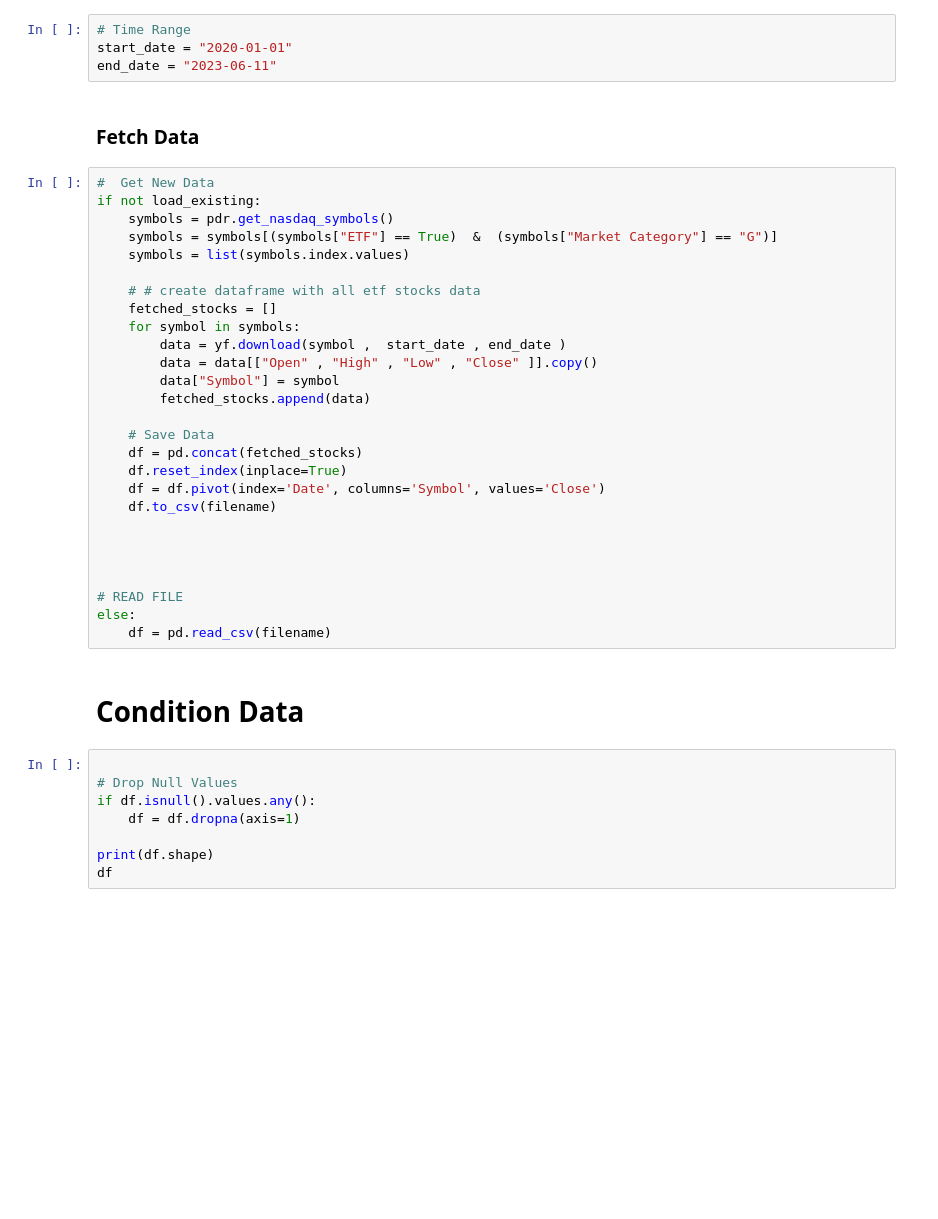
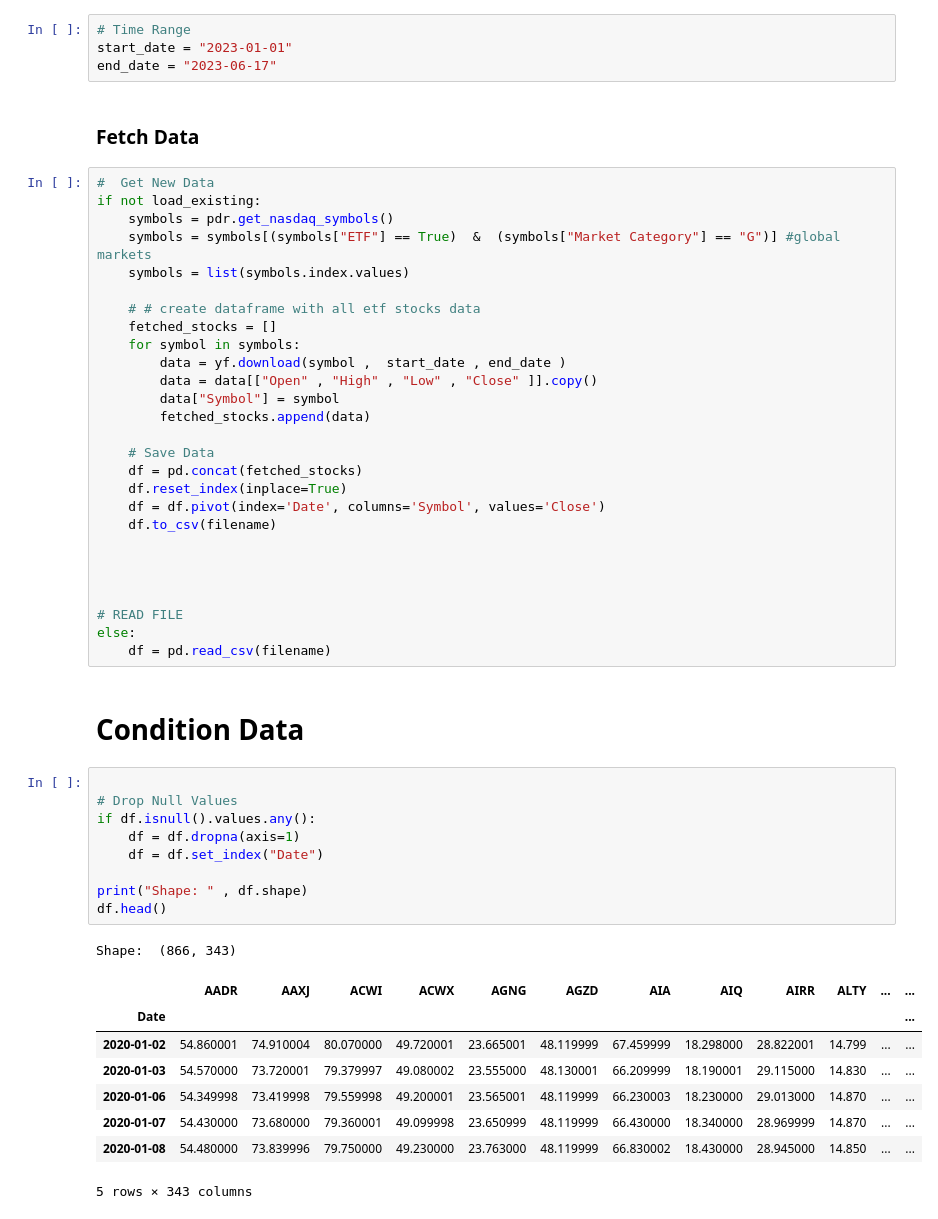
Before and after one commit to ItMeansBigMountain/Financial.Market.ML, a Jupyter notebook: 1_Unsupervised/3-KNN-Clustering.ipynb, the cells around one changed output. Saved outputs shown, nothing was run; the diff lists cells and outputs as text; blank space fills up the shorter version.

```diff
--- a/1_Unsupervised/3-KNN-Clustering.ipynb
+++ b/1_Unsupervised/3-KNN-Clustering.ipynb
@@ -45,15 +45,15 @@ load_existing = True
 load_coint_pairs = False
 # %%
 # Time Range
-start_date = "2020-01-01"
-end_date = "2023-06-11"
+start_date = "2023-01-01"
+end_date = "2023-06-17"
 # %% [markdown]
 ### Fetch Data
 # %%
 #  Get New Data
 if not load_existing:
     symbols = pdr.get_nasdaq_symbols()
-    symbols = symbols[(symbols["ETF"] == True)  &  (symbols["Market Category"] == "G")]
+    symbols = symbols[(symbols["ETF"] == True)  &  (symbols["Market Category"] == "G")] #global markets
     symbols = list(symbols.index.values)
 
     # # create dataframe with all etf stocks data
@@ -81,8 +81,19 @@ else:
 # %%
 
 # Drop Null Values
 if df.isnull().values.any():
     df = df.dropna(axis=1)
+    df = df.set_index("Date")
 
-print(df.shape)
-df
+print("Shape: " , df.shape)
+df.head()
+# %% [output]
+Shape:  (866, 343)
+|  | AADR | AAXJ | ACWI | ACWX | AGNG | AGZD | AIA | AIQ | AIRR | ALTY | ... | ... |
+| Date |  |  |  |  |  |  |  |  |  |  |  | ... |
+| 2020-01-02 | 54.860001 | 74.910004 | 80.070000 | 49.720001 | 23.665001 | 48.119999 | 67.459999 | 18.298000 | 28.822001 | 14.799 | ... | ... |
+| 2020-01-03 | 54.570000 | 73.720001 | 79.379997 | 49.080002 | 23.555000 | 48.130001 | 66.209999 | 18.190001 | 29.115000 | 14.830 | ... | ... |
+| 2020-01-06 | 54.349998 | 73.419998 | 79.559998 | 49.200001 | 23.565001 | 48.119999 | 66.230003 | 18.230000 | 29.013000 | 14.870 | ... | ... |
+| 2020-01-07 | 54.430000 | 73.680000 | 79.360001 | 49.099998 | 23.650999 | 48.119999 | 66.430000 | 18.340000 | 28.969999 | 14.870 | ... | ... |
+| 2020-01-08 | 54.480000 | 73.839996 | 79.750000 | 49.230000 | 23.763000 | 48.119999 | 66.830002 | 18.430000 | 28.945000 | 14.850 | ... | ... |
+5 rows × 343 columns
```
Also changed, not shown: parts of 11 cells of this notebook, 5 other files.
